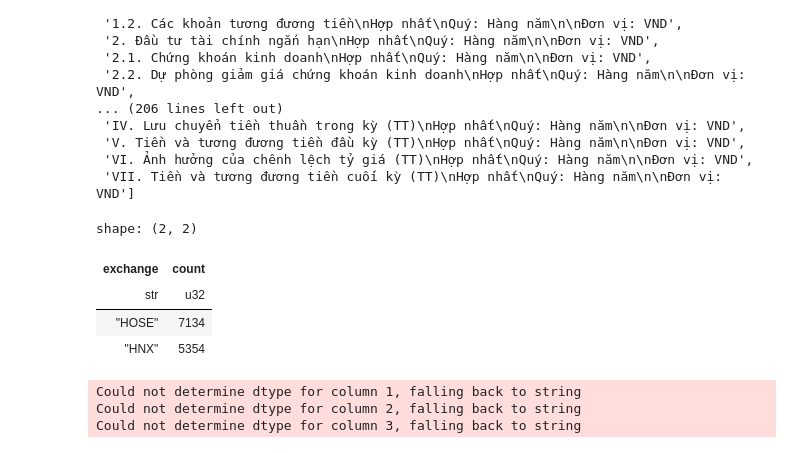
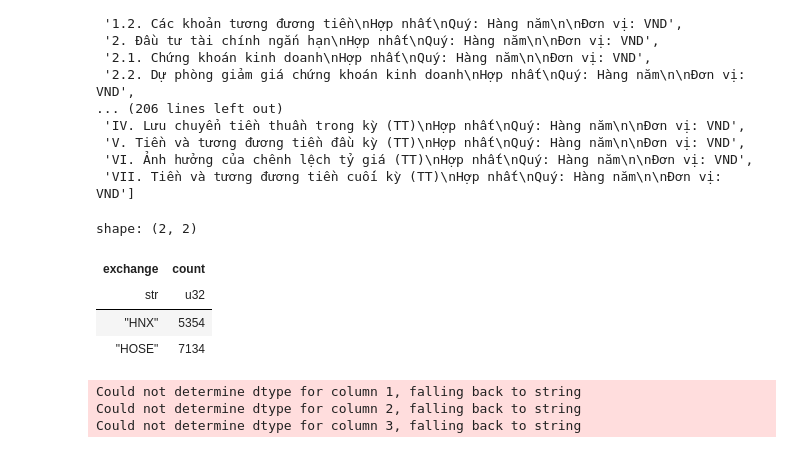
Before and after one commit to vongvinhtoan/kristal-thesis-not-mine, a Jupyter notebook: scripts/preprocessing.ipynb, the cells around one changed output. Drawn from its saved outputs; the diff is of its cells as text; code cells hidden in the pictures.

```diff
--- a/scripts/preprocessing.ipynb
+++ b/scripts/preprocessing.ipynb
@@ -248,15 +248,15 @@ pl.read_excel("/Users/Naot/kristal-thesis-not-mine/data/BCTC/XLXS/2023.xlsx").co
  'VI. Ảnh hưởng của chênh lệch tỷ giá (TT)\nHợp nhất\nQuý: Hàng năm\n\nĐơn vị: VND',
  'VII. Tiền và tương đương tiền cuối kỳ (TT)\nHợp nhất\nQuý: Hàng năm\n\nĐơn vị: VND']
 # %%
-df = pl.read_parquet(PROCESSED_DATA_DIR / "bctc.parquet")
+df = pl.read_parquet(PROCESSED_DATA_DIR / "financials.parquet")
 
 df.group_by("exchange").agg(pl.len().alias("count"))
 # %% [output]
 shape: (2, 2)
 | exchange | count |
 | str | u32 |
+| "HNX" | 5354 |
 | "HOSE" | 7134 |
-| "HNX" | 5354 |
 # %%
 pl.read_excel(
     DATA_DIR / "data_gpr_export.xls", columns=["month", "GPR", "GPRT", "GPRA"]
```
Also changed, not shown: parts of 15 cells of this notebook, 30 other files.
